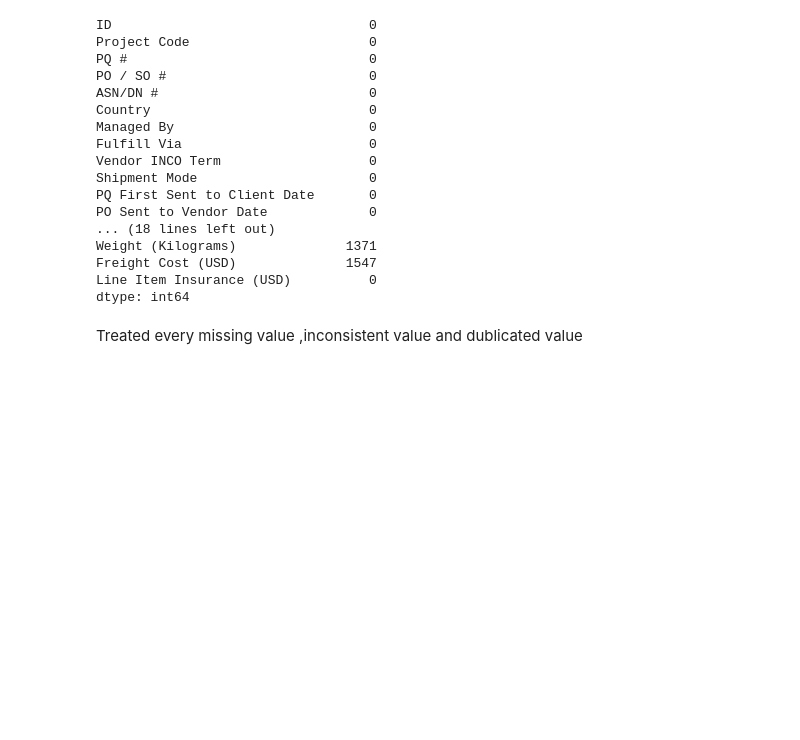
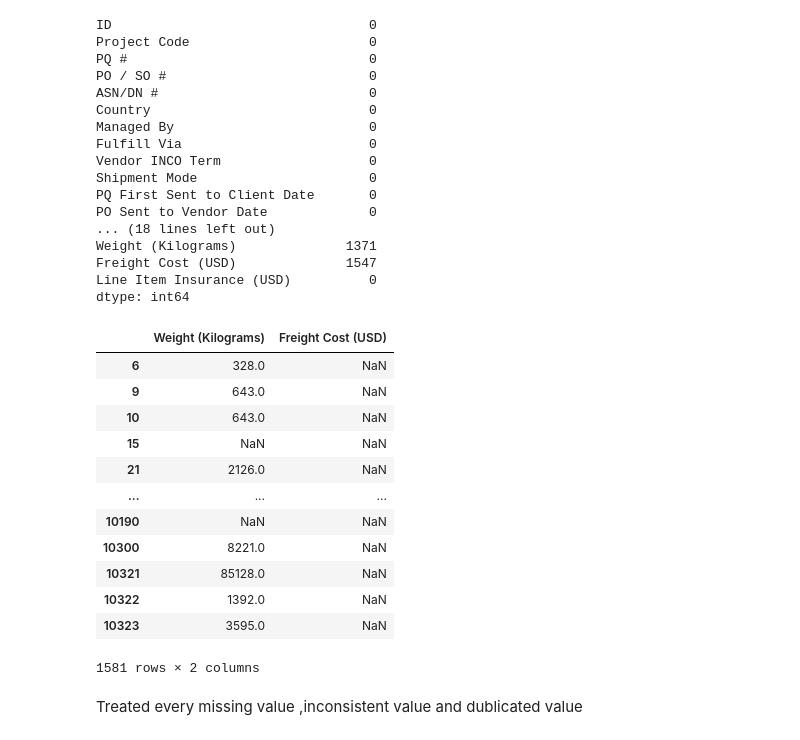
Before and after one commit to adarsh-gowda/scm_project, a Jupyter notebook: notebook/EDA.ipynb, the cells around one changed output. Cells and saved outputs as stored; diff of their text form; code cells hidden in the pictures; blank space fills up the shorter version.

```diff
--- a/notebook/EDA.ipynb
+++ b/notebook/EDA.ipynb
@@ -226,6 +242,26 @@ Weight (Kilograms)              1371
 Freight Cost (USD)              1547
 Line Item Insurance (USD)          0
 dtype: int64
+# %%
+df_with_nulls = df[['Weight (Kilograms)', 'Freight Cost (USD)']].loc[
+    df[['Weight (Kilograms)', 'Freight Cost (USD)']].isnull().any(axis=1)
+]
+# %%
+df_with_nulls
+# %% [output]
+|  | Weight (Kilograms) | Freight Cost (USD) |
+| 6 | 328.0 | NaN |
+| 9 | 643.0 | NaN |
+| 10 | 643.0 | NaN |
+| 15 | NaN | NaN |
+| 21 | 2126.0 | NaN |
+| ... | ... | ... |
+| 10190 | NaN | NaN |
+| 10300 | 8221.0 | NaN |
+| 10321 | 85128.0 | NaN |
+| 10322 | 1392.0 | NaN |
+| 10323 | 3595.0 | NaN |
+1581 rows × 2 columns
 # %%
 df.dropna(axis=0, inplace=True)
 # %% [markdown]
```
Also changed, not shown: parts of 8 cells of this notebook, 6 other files.
